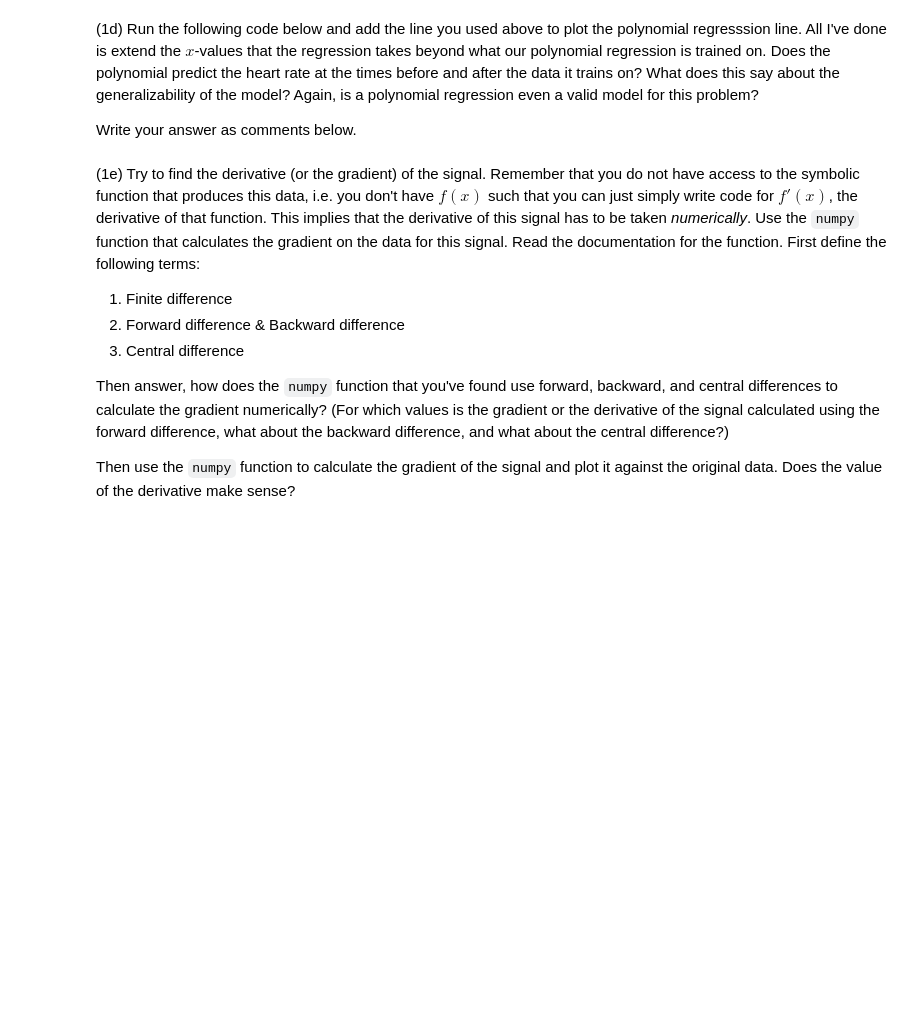
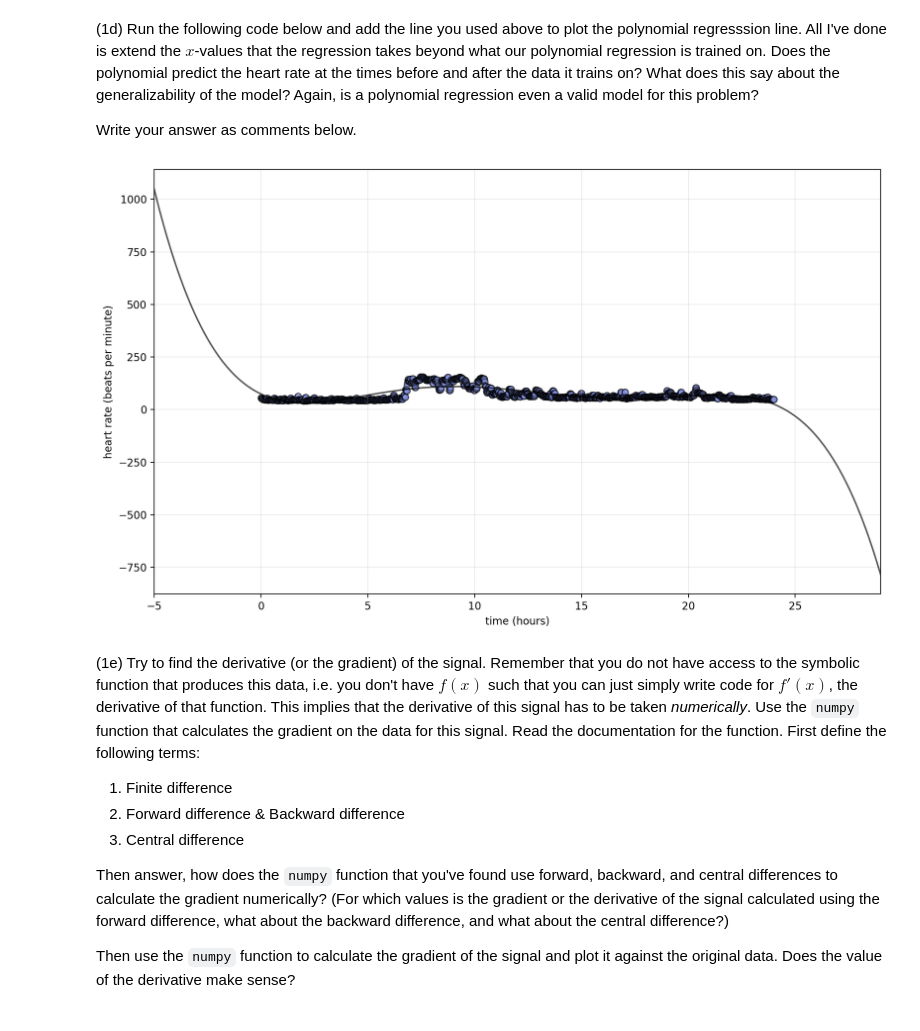
Before and after one commit to shak360/Lab-Training, a Jupyter notebook: Module_2_Python-ML/Assignment_4/emalamut/Assignment_4.ipynb, the cells around one changed output. Cells and saved outputs as stored; diff of their text form; code cells hidden in the pictures; blank space fills up the shorter version.

```diff
--- a/Module_2_Python-ML/Assignment_4/emalamut/Assignment_4.ipynb
+++ b/Module_2_Python-ML/Assignment_4/emalamut/Assignment_4.ipynb
@@ -115,15 +123,19 @@ Write your answer as comments below.
 # %%
 plt.figure(3, figsize=(12.5, 7.5), dpi=200)
 plt.scatter(X, Y, edgecolors='k', marker="o", color="#8795E8", alpha=0.5)
 tmp_X = np.linspace(start=-5, stop=24+5, num=50*len(Y))
 ### Don't edit the code above, only add the polynomial regression plotting line below ###
-pass
+plt.plot(tmp_X, betas[0]+betas[1]*tmp_X+betas[2]*(tmp_X**2) + betas[3]*(tmp_X**3) + betas[4]*(tmp_X**4) + betas[5]*(tmp_X**5), 'k-', alpha=2./3, label='least squares')
 ### Don't edit the code below, only add the polynomial regression plotting line below ###
 plt.grid(True, alpha=0.25)
 plt.xlim(np.min(tmp_X), np.max(tmp_X))
 plt.ylabel('heart rate (beats per minute)')
 plt.xlabel('time (hours)')
 plt.show()
+#does bad
+#big and negative heart rate
+# %% [output]
+[figure, added]
 # %% [markdown]
 (1e) Try to find the derivative (or the gradient) of the signal. Remember that you do not have access to the symbolic function that produces this data, i.e. you don't have $f(x)$ such that you can just simply write code for $f'(x)$, the derivative of that function. This implies that the derivative of this signal has to be taken _numerically_. Use the `numpy` function that calculates the gradient on the data for this signal. Read the documentation for the function. First define the following terms:
 1. Finite difference
```
Also changed, not shown: parts of 7 cells of this notebook.
